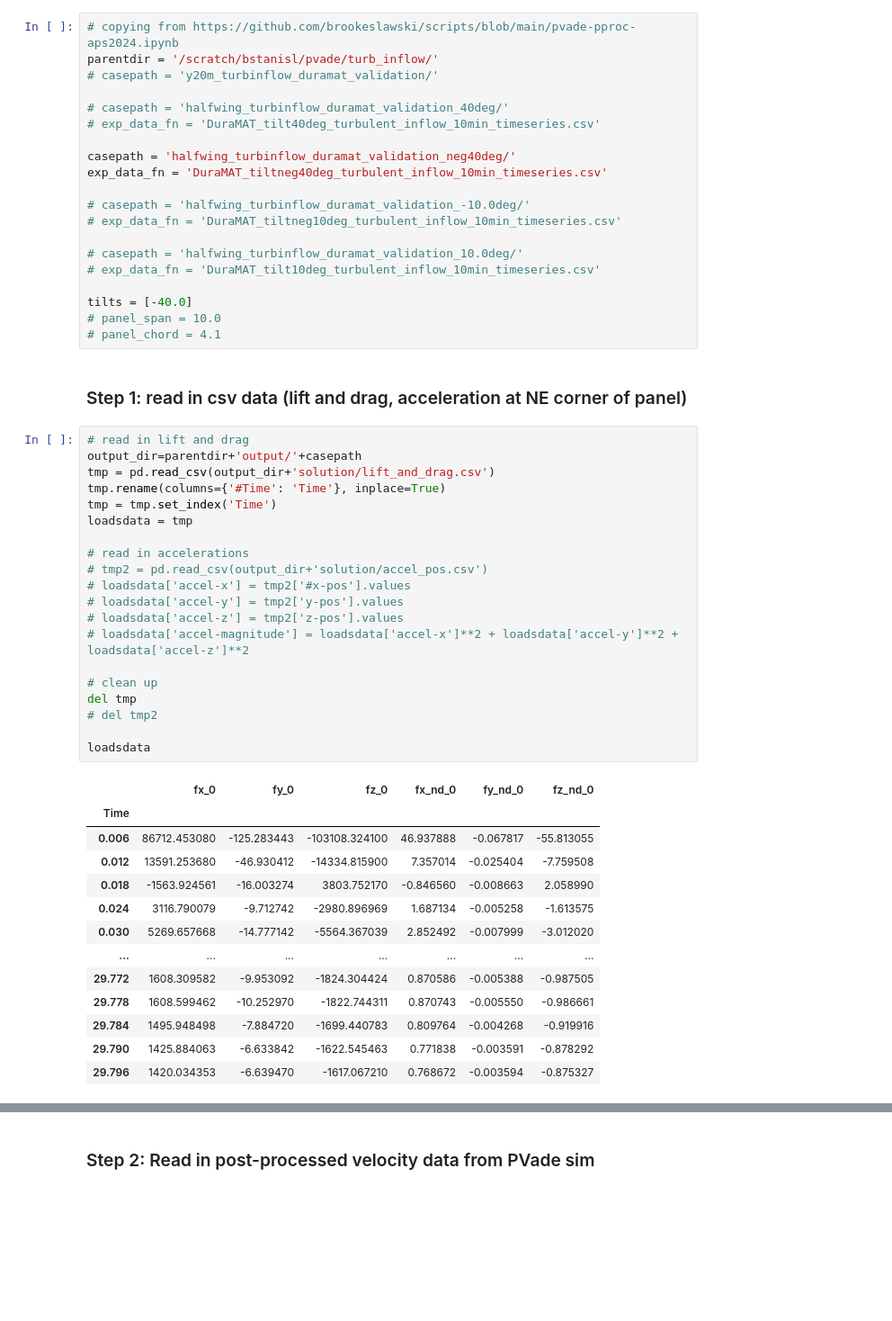
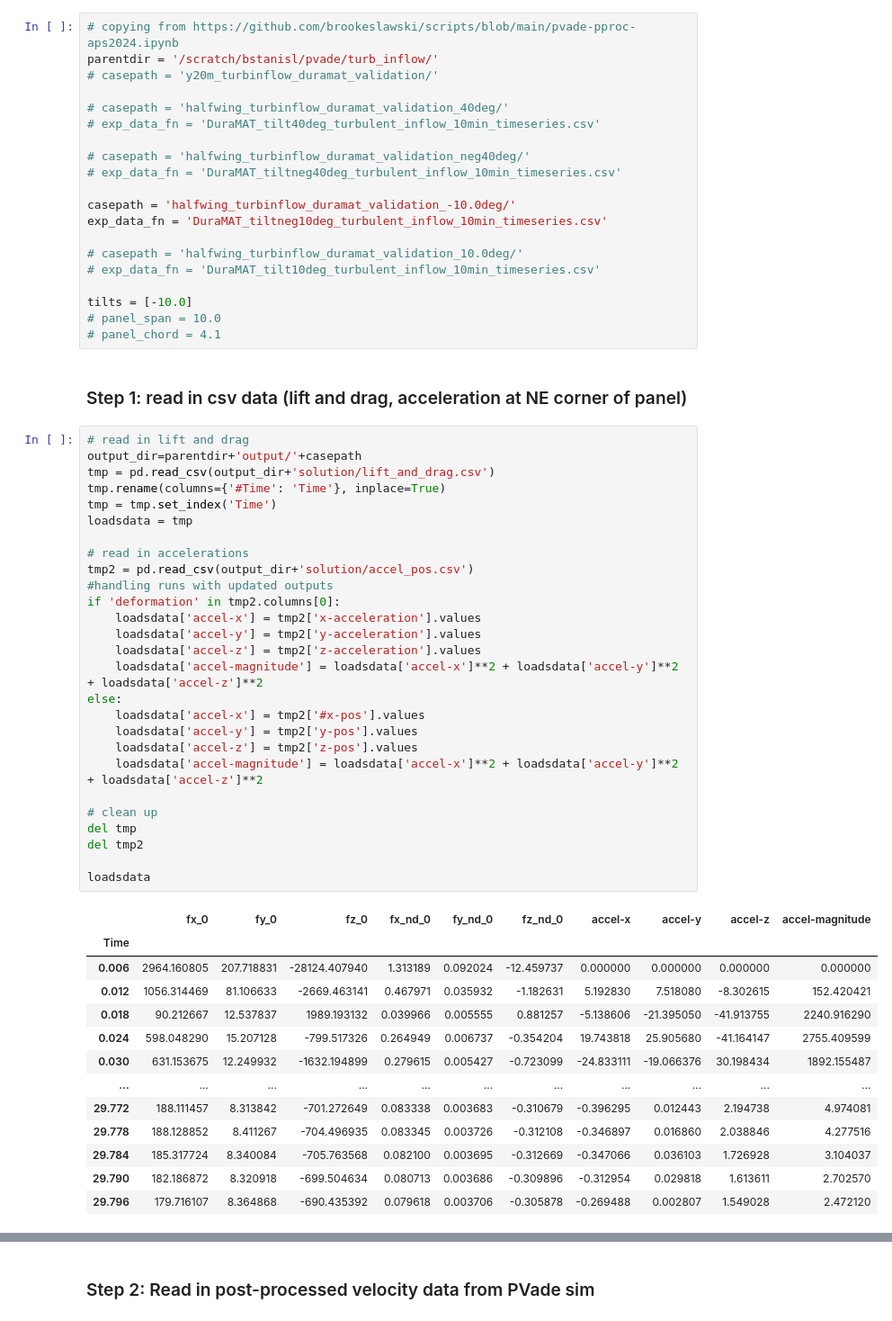
Before and after one commit to brookeslawski/PVade, a Jupyter notebook: postprocessing/loads_validation.ipynb, the cells around one changed output, grey strips where cells are left out. Shown at 90% size. Saved outputs shown, nothing was run; the diff lists cells and outputs as text; blank space fills up the shorter version.

Commit message:
starting to compare accelerations

```diff
--- a/postprocessing/loads_validation.ipynb
+++ b/postprocessing/loads_validation.ipynb
@@ -28,16 +28,16 @@ parentdir = '/scratch/bstanisl/pvade/turb_inflow/'
 # casepath = 'halfwing_turbinflow_duramat_validation_40deg/'
 # exp_data_fn = 'DuraMAT_tilt40deg_turbulent_inflow_10min_timeseries.csv'
 
-casepath = 'halfwing_turbinflow_duramat_validation_neg40deg/'
-exp_data_fn = 'DuraMAT_tiltneg40deg_turbulent_inflow_10min_timeseries.csv'
+# casepath = 'halfwing_turbinflow_duramat_validation_neg40deg/'
+# exp_data_fn = 'DuraMAT_tiltneg40deg_turbulent_inflow_10min_timeseries.csv'
 
-# casepath = 'halfwing_turbinflow_duramat_validation_-10.0deg/'
-# exp_data_fn = 'DuraMAT_tiltneg10deg_turbulent_inflow_10min_timeseries.csv'
+casepath = 'halfwing_turbinflow_duramat_validation_-10.0deg/'
+exp_data_fn = 'DuraMAT_tiltneg10deg_turbulent_inflow_10min_timeseries.csv'
 
 # casepath = 'halfwing_turbinflow_duramat_validation_10.0deg/'
 # exp_data_fn = 'DuraMAT_tilt10deg_turbulent_inflow_10min_timeseries.csv'
 
-tilts = [-40.0]
+tilts = [-10.0]
 # panel_span = 10.0
 # panel_chord = 4.1
 # %% [markdown]
@@ -45,34 +45,41 @@ tilts = [-40.0]
 # %%
 # read in lift and drag
 output_dir=parentdir+'output/'+casepath
 tmp = pd.read_csv(output_dir+'solution/lift_and_drag.csv')
 tmp.rename(columns={'#Time': 'Time'}, inplace=True)
 tmp = tmp.set_index('Time')
 loadsdata = tmp
 
 # read in accelerations
-# tmp2 = pd.read_csv(output_dir+'solution/accel_pos.csv')
-# loadsdata['accel-x'] = tmp2['#x-pos'].values
-# loadsdata['accel-y'] = tmp2['y-pos'].values
-# loadsdata['accel-z'] = tmp2['z-pos'].values
-# loadsdata['accel-magnitude'] = loadsdata['accel-x']**2 + loadsdata['accel-y']**2 + loadsdata['accel-z']**2
+tmp2 = pd.read_csv(output_dir+'solution/accel_pos.csv')
+#handling runs with updated outputs
+if 'deformation' in tmp2.columns[0]:
+    loadsdata['accel-x'] = tmp2['x-acceleration'].values
+    loadsdata['accel-y'] = tmp2['y-acceleration'].values
+    loadsdata['accel-z'] = tmp2['z-acceleration'].values
+    loadsdata['accel-magnitude'] = loadsdata['accel-x']**2 + loadsdata['accel-y']**2 + loadsdata['accel-z']**2
+else:
+    loadsdata['accel-x'] = tmp2['#x-pos'].values
+    loadsdata['accel-y'] = tmp2['y-pos'].values
+    loadsdata['accel-z'] = tmp2['z-pos'].values
+    loadsdata['accel-magnitude'] = loadsdata['accel-x']**2 + loadsdata['accel-y']**2 + loadsdata['accel-z']**2
 
 # clean up
 del tmp
-# del tmp2
+del tmp2
 
 loadsdata
 # %% [output]
-|  | fx_0 | fy_0 | fz_0 | fx_nd_0 | fy_nd_0 | fz_nd_0 |
-| Time |  |  |  |  |  |  |
-| 0.006 | 86712.453080 | -125.283443 | -103108.324100 | 46.937888 | -0.067817 | -55.813055 |
-| 0.012 | 13591.253680 | -46.930412 | -14334.815900 | 7.357014 | -0.025404 | -7.759508 |
-| 0.018 | -1563.924561 | -16.003274 | 3803.752170 | -0.846560 | -0.008663 | 2.058990 |
-| 0.024 | 3116.790079 | -9.712742 | -2980.896969 | 1.687134 | -0.005258 | -1.613575 |
-| 0.030 | 5269.657668 | -14.777142 | -5564.367039 | 2.852492 | -0.007999 | -3.012020 |
-| ... | ... | ... | ... | ... | ... | ... |
-| 29.772 | 1608.309582 | -9.953092 | -1824.304424 | 0.870586 | -0.005388 | -0.987505 |
-| 29.778 | 1608.599462 | -10.252970 | -1822.744311 | 0.870743 | -0.005550 | -0.986661 |
-| 29.784 | 1495.948498 | -7.884720 | -1699.440783 | 0.809764 | -0.004268 | -0.919916 |
-| 29.790 | 1425.884063 | -6.633842 | -1622.545463 | 0.771838 | -0.003591 | -0.878292 |
-| 29.796 | 1420.034353 | -6.639470 | -1617.067210 | 0.768672 | -0.003594 | -0.875327 |
+|  | fx_0 | fy_0 | fz_0 | fx_nd_0 | fy_nd_0 | fz_nd_0 | accel-x | accel-y | accel-z | accel-magnitude |
+| Time |  |  |  |  |  |  |  |  |  |  |
+| 0.006 | 2964.160805 | 207.718831 | -28124.407940 | 1.313189 | 0.092024 | -12.459737 | 0.000000 | 0.000000 | 0.000000 | 0.000000 |
+| 0.012 | 1056.314469 | 81.106633 | -2669.463141 | 0.467971 | 0.035932 | -1.182631 | 5.192830 | 7.518080 | -8.302615 | 152.420421 |
+| 0.018 | 90.212667 | 12.537837 | 1989.193132 | 0.039966 | 0.005555 | 0.881257 | -5.138606 | -21.395050 | -41.913755 | 2240.916290 |
+| 0.024 | 598.048290 | 15.207128 | -799.517326 | 0.264949 | 0.006737 | -0.354204 | 19.743818 | 25.905680 | -41.164147 | 2755.409599 |
+| 0.030 | 631.153675 | 12.249932 | -1632.194899 | 0.279615 | 0.005427 | -0.723099 | -24.833111 | -19.066376 | 30.198434 | 1892.155487 |
+| ... | ... | ... | ... | ... | ... | ... | ... | ... | ... | ... |
+| 29.772 | 188.111457 | 8.313842 | -701.272649 | 0.083338 | 0.003683 | -0.310679 | -0.396295 | 0.012443 | 2.194738 | 4.974081 |
+| 29.778 | 188.128852 | 8.411267 | -704.496935 | 0.083345 | 0.003726 | -0.312108 | -0.346897 | 0.016860 | 2.038846 | 4.277516 |
+| 29.784 | 185.317724 | 8.340084 | -705.763568 | 0.082100 | 0.003695 | -0.312669 | -0.347066 | 0.036103 | 1.726928 | 3.104037 |
+| 29.790 | 182.186872 | 8.320918 | -699.504634 | 0.080713 | 0.003686 | -0.309896 | -0.312954 | 0.029818 | 1.613611 | 2.702570 |
+| 29.796 | 179.716107 | 8.364868 | -690.435392 | 0.079618 | 0.003706 | -0.305878 | -0.269488 | 0.002807 | 1.549028 | 2.472120 |
```
Also changed, not shown: parts of 15 cells of this notebook, 1 other file.
